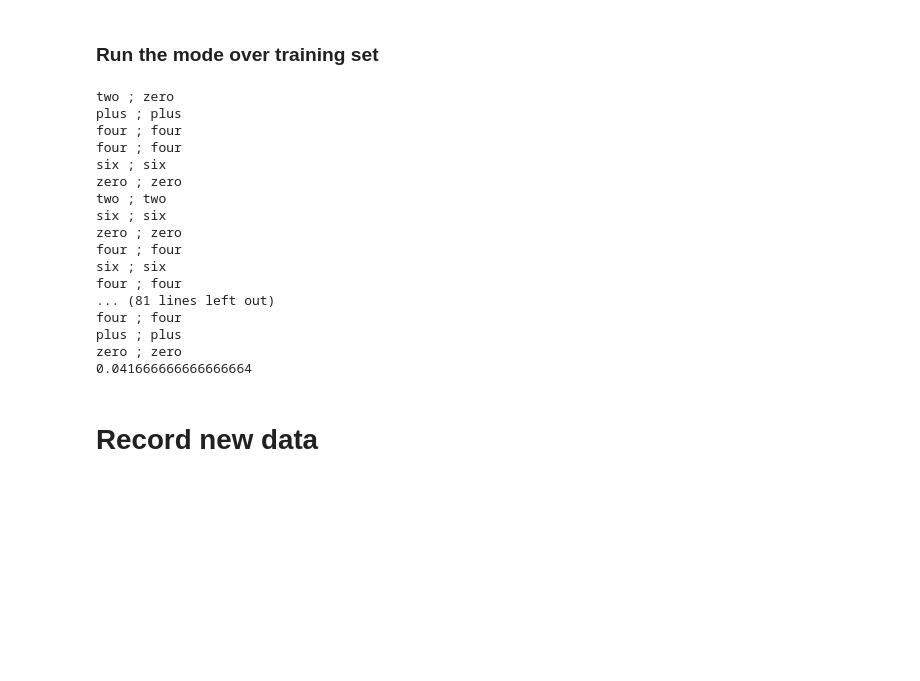
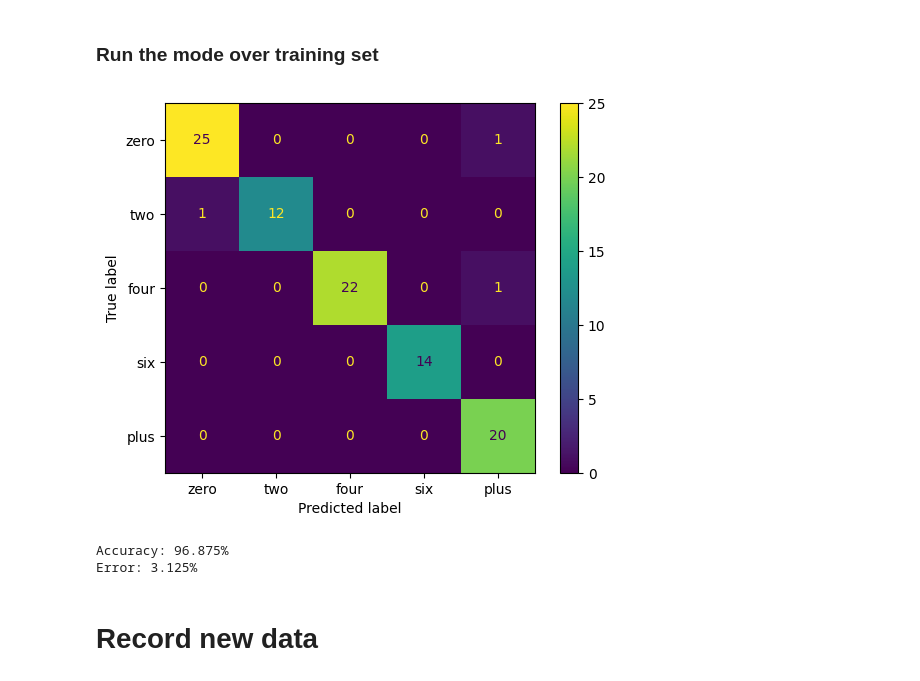
Before and after one commit to thebetar/IASRProject, a Jupyter notebook: src/main.ipynb, the cells around one changed output. Cells and saved outputs as stored; diff of their text form; code cells hidden in the pictures; blank space fills up the shorter version.

Commit message:
chore: added confusion matrix to testing step

```diff
--- a/src/main.ipynb
+++ b/src/main.ipynb
@@ -449,39 +468,38 @@ torch.save(net.state_dict(), 'model.pth')
 ###   Run the mode over training set
 # %%
 missclassified = 0
+actual = []
+predicted = []
 
 for i in range(0, y_test.shape[0]):
     with torch.no_grad():
         data_2d = torch.Tensor(X_2d_test[i]).view(-1,1,height,width).to(device) #flatten
         #data_2d = data_2d.view(-1,1,height,width)
         output = net(data_2d).to(device)
 
-        #print(output)
         classification = torch.argmax(output)
         base_truth = np.argmax(y_test[i])
-        print("{} ; {}".format(labels[base_truth], labels[classification]))
+
+        predicted.append(classification)
+        actual.append(base_truth)
+
         if base_truth != classification:
             missclassified += 1
 
-print(missclassified / y_test.shape[0])
+confusion_matrix = metrics.confusion_matrix(actual, predicted)
+
+cm_display = metrics.ConfusionMatrixDisplay(confusion_matrix = confusion_matrix, display_labels = labels)
+cm_display.plot()
+plt.show()
+
+error = missclassified / y_test.shape[0]
+
+print("Accuracy: {}%".format((1 - error) * 100))
+print("Error: {}%".format(error * 100))
 # %% [output]
+[figure, added]
-two ; zero
-plus ; plus
-four ; four
-four ; four
-six ; six
-zero ; zero
-two ; two
-six ; six
-zero ; zero
-four ; four
-six ; six
-four ; four
-... (81 lines left out)
-four ; four
-plus ; plus
-zero ; zero
-0.041666666666666664
+Accuracy: 96.875%
+Error: 3.125%
 # %% [markdown]
 # Record new data
 # %%
```
Also changed, not shown: parts of 8 cells of this notebook, 4 other files.
